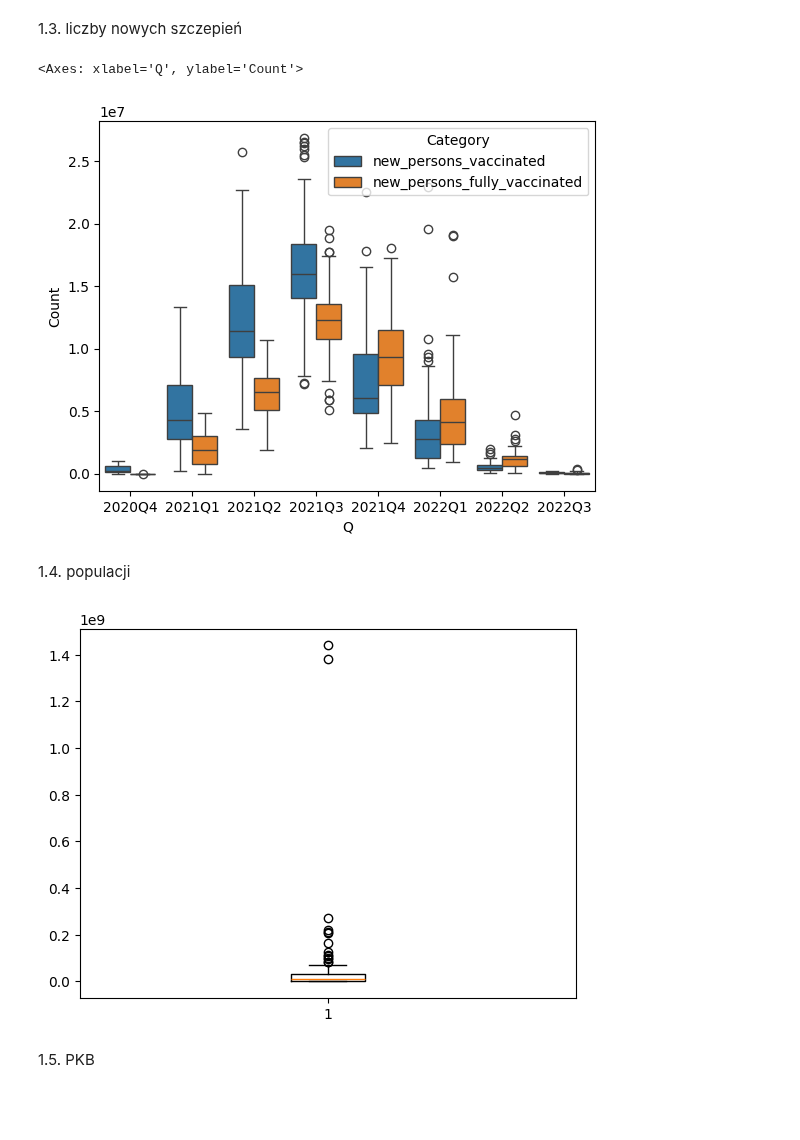
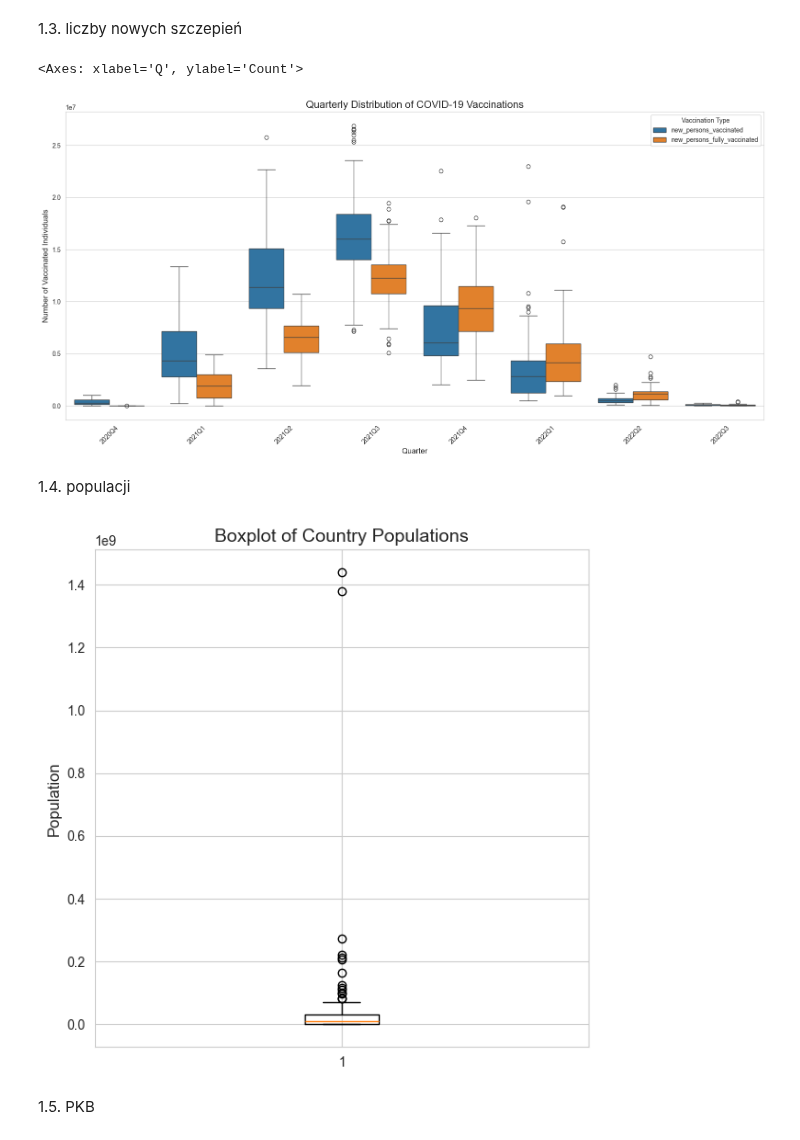
Before and after one commit to JakubKaczmarek5764/BigData1, a Jupyter notebook: zad2.ipynb, the cells around one changed output. Saved outputs shown, nothing was run; the diff lists cells and outputs as text; code cells hidden in the pictures; blank space fills up the shorter version.

```diff
--- a/zad2.ipynb
+++ b/zad2.ipynb
@@ -98,20 +116,33 @@ plt.show()
 # %%
 vaccinated_df = df.groupby('date')['new_persons_vaccinated'].sum().reset_index()
 fully_vaccinated_df = df.groupby('date')['new_persons_fully_vaccinated'].sum().reset_index()
 vaccinated_merged_df = vaccinated_df.merge(fully_vaccinated_df, on='date')
 vaccinated_merged_df['Q'] = vaccinated_merged_df['date'].dt.to_period('Q').astype(str)
 vaccinated_melted_df = vaccinated_merged_df.melt(id_vars=['Q'], value_vars=['new_persons_vaccinated', 'new_persons_fully_vaccinated'], var_name='Category', value_name='Count')
 vaccinated_melted_df
+plt.figure(figsize=(16, 8))
 sns.boxplot(x='Q', y='Count', hue='Category', data=vaccinated_melted_df)
+plt.title('Quarterly Distribution of COVID-19 Vaccinations', fontsize=16)
+plt.xlabel('Quarter', fontsize=12)
+plt.ylabel('Number of Vaccinated Individuals', fontsize=12)
+plt.xticks(rotation=45)
+plt.legend(title='Vaccination Type')
+plt.tight_layout()
+plt.show()
 # %% [output]
 <Axes: xlabel='Q', ylabel='Count'>
-[figure, old version]
+[figure, new version]
 # %% [markdown]
 1.4. populacji
 # %%
-plt.boxplot(countries_df['population']);
+plt.figure(figsize=(6, 6))
+plt.boxplot(countries_df['population'])
+plt.title('Boxplot of Country Populations', fontsize=14)
+plt.ylabel('Population', fontsize=12)
+plt.tight_layout()
+plt.show()
 # %% [output]
-[figure, old version]
+[figure, new version]
 # %% [markdown]
 1.5. PKB
 # %%
```
Also changed, not shown: parts of 11 cells of this notebook.
